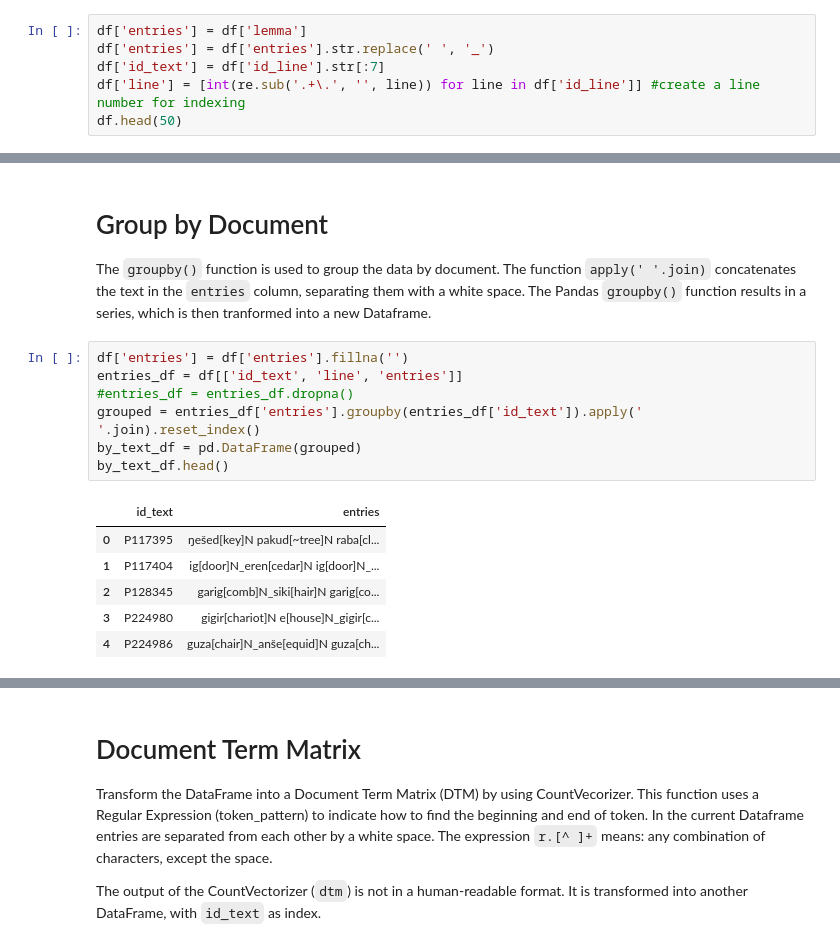
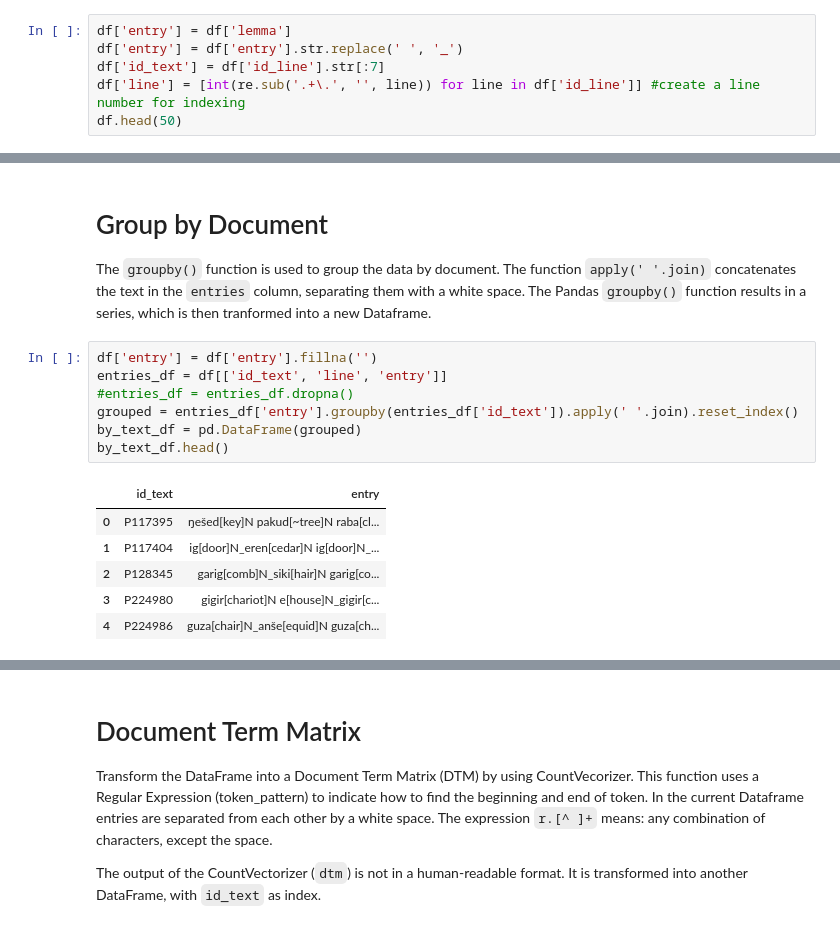
Before and after one commit to ErinBecker/digital-humanities-phylogenetics, a Jupyter notebook: scripts/Exploration_OB_wood-with_NA.ipynb, the cells around one changed output, grey strips where cells are left out. Saved outputs shown, nothing was run; the diff lists cells and outputs as text.

```diff
--- a/scripts/Exploration_OB_wood-with_NA.ipynb
+++ b/scripts/Exploration_OB_wood-with_NA.ipynb
@@ -57,6 +68,6 @@ In the comparison between different versions of the list the individual words ar
 # %%
-df['entries'] = df['lemma']
-df['entries'] = df['entries'].str.replace(' ', '_')
+df['entry'] = df['lemma']
+df['entry'] = df['entry'].str.replace(' ', '_')
 df['id_text'] = df['id_line'].str[:7]
 df['line'] = [int(re.sub('.+\.', '', line)) for line in df['id_line']] #create a line number for indexing
 df.head(50)
@@ -82,14 +93,14 @@ df.head(50)
 # Group by Document
 The `groupby()` function is used to group the data by document. The function `apply(' '.join)` concatenates the text in the `entries` column, separating them with a white space. The Pandas `groupby()` function results in a series, which is then tranformed into a new Dataframe.
 # %%
-df['entries'] = df['entries'].fillna('')
-entries_df = df[['id_text', 'line', 'entries']]
+df['entry'] = df['entry'].fillna('')
+entries_df = df[['id_text', 'line', 'entry']]
 #entries_df = entries_df.dropna()
-grouped = entries_df['entries'].groupby(entries_df['id_text']).apply(' '.join).reset_index()
+grouped = entries_df['entry'].groupby(entries_df['id_text']).apply(' '.join).reset_index()
 by_text_df = pd.DataFrame(grouped)
 by_text_df.head()
 # %% [output]
-|  | id_text | entries |
+|  | id_text | entry |
 | 0 | P117395 | ŋešed[key]N pakud[~tree]N raba[cl... |
 | 1 | P117404 | ig[door]N_eren[cedar]N ig[door]N_... |
 | 2 | P128345 | garig[comb]N_siki[hair]N garig[co... |
```
Also changed, not shown: parts of 35 cells of this notebook, 1 other file.
